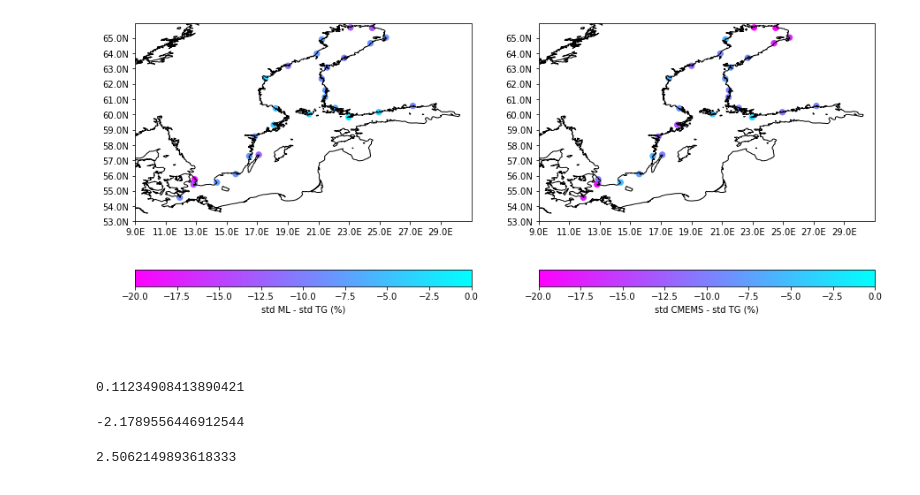
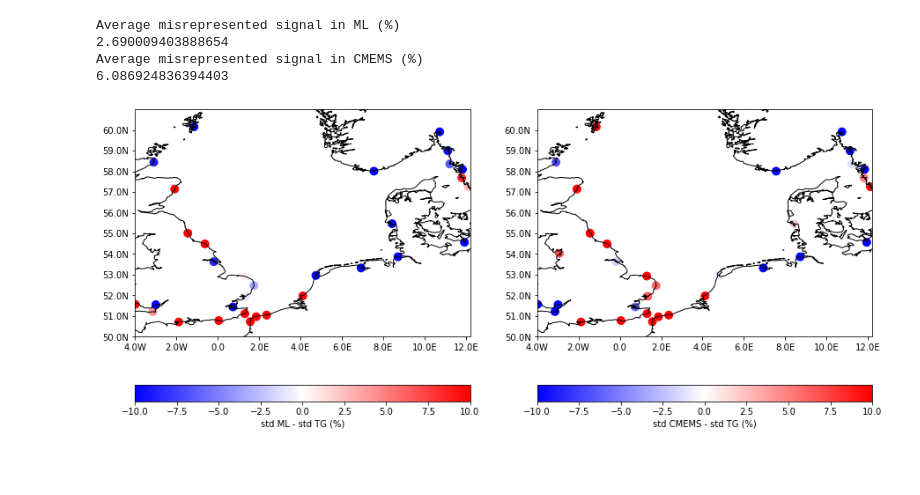
Before and after one commit to ne62rut/machine_learning_altimetry_validation, a Jupyter notebook: compare_TG_nodac.ipynb, the cells around one changed output. Cells and saved outputs as stored; diff of their text form; code cells hidden in the pictures.

```diff
--- a/compare_TG_nodac.ipynb
+++ b/compare_TG_nodac.ipynb
@@ -54,7 +54,7 @@ def low_pass_weights(window, cutoff):
 #/nfs/public_ads/Oelsmann/marcello/gesla_v2/gesla_v2_northsea_balticsea.nc
 
 
-region = 'BALTIC'
+region = 'NORTHSEA'
 
 start_time = '01/01/2004'
 
@@ -408,9 +408,9 @@ for count_TG in tg_dac.x[0:] :
 #     stddiff_ML[count_TG]=np.std(alti["sla_predicted"]) - np.std(tg["sla_dac"])
 #     stddiff_cmems[count_TG]=  np.std(cmems["sla_predicted"]) - np.std(tg["sla_dac"])
 
-    std_ML[count_TG]=np.nanstd(alti["sla_predicted"])
-    std_cmems[count_TG]=  np.nanstd(cmems["sla_predicted"])
-    std_tg[count_TG]=  np.nanstd(tg["sla_dac"])
+    std_ML[count_TG]=scipy.stats.iqr(alti["sla_predicted"],nan_policy='omit')#np.rms(alti["sla_predicted"])
+    std_cmems[count_TG]=  scipy.stats.iqr(cmems["sla_predicted"],nan_policy='omit')#np.rms(cmems["sla_predicted"])
+    std_tg[count_TG]=  scipy.stats.iqr(tg["sla_dac"],nan_policy='omit')#np.rms(tg["sla_dac"])
 
     counter = counter + 1
 
@@ -676,41 +673,31 @@ single_plot(corr_pc_cmemsvsML_plot,min_sl,max_sl,4,2,2,fig,min_lat,max_lat,min_l
 # %%
 #Standard Deviations
 
 stddiff_ML_plot=np.vstack([np.asarray(tg_dac.lon.values,dtype=float),np.asarray(tg_dac.lat.values,dtype=float),(std_ML-std_tg)/std_tg *100,])
 
 stddiff_cmems_plot=np.vstack([np.asarray(tg_dac.lon.values,dtype=float),np.asarray(tg_dac.lat.values,dtype=float),(std_cmems-std_tg)/std_tg *100,])
 
 
 fig = plt.figure(figsize = (15, 10))
 
-min_sl = -20
-max_sl = 0
-single_plot(stddiff_ML_plot ,min_sl,max_sl,1,1,2,fig,min_lat,max_lat,min_lon,max_lon,r'std ML - std TG (%)','cool_r')
+min_sl = -10
+max_sl = 10
+single_plot(stddiff_ML_plot ,min_sl,max_sl,1,1,2,fig,min_lat,max_lat,min_lon,max_lon,r'std ML - std TG (%)','bwr')
 
 
-single_plot(stddiff_cmems_plot,min_sl,max_sl,2,1,2,fig,min_lat,max_lat,min_lon,max_lon,r'std CMEMS - std TG (%)','cool_r')
+single_plot(stddiff_cmems_plot,min_sl,max_sl,2,1,2,fig,min_lat,max_lat,min_lon,max_lon,r'std CMEMS - std TG (%)','bwr')
+
+
+print('Average misrepresented signal in ML (%)')
+print(np.nanmean( (std_ML-std_tg)/std_tg *100))
+
+print('Average misrepresented signal in CMEMS (%)')
+print(np.nanmean( (std_cmems-std_tg)/std_tg *100) )
 # %% [output]
+Average misrepresented signal in ML (%)
+2.690009403888654
+Average misrepresented signal in CMEMS (%)
+6.086924836394403
-[figure, old version]
+[figure, new version]
 # %% [markdown]
 ####
-# %%
-# Correlation
-np.nanmean((corr_ML - corr_cmems) / corr_cmems * 100)
-# %% [output]
-0.11234908413890421
-# %%
-# RMS
-np.nanmean((rms_ML - rms_cmems) / rms_cmems *100)
-# %% [output]
--2.1789556446912544
-# %%
-# STD
-#Average misrepresented signal in ML
-misrepresented_signal_ML = np.nanmean( (std_ML-std_tg)/std_tg *100)
-
-#Average misrepresented signal in cmems
-misrepresented_signal_cmems = np.nanmean( (std_cmems-std_tg)/std_tg *100)
-
-np.nanmean( (std_ML-std_tg)/std_tg *100 - (std_cmems-std_tg)/std_tg *100)
-# %% [output]
-2.5062149893618333
```
Also changed, not shown: parts of 5 cells of this notebook, 1 other file.
